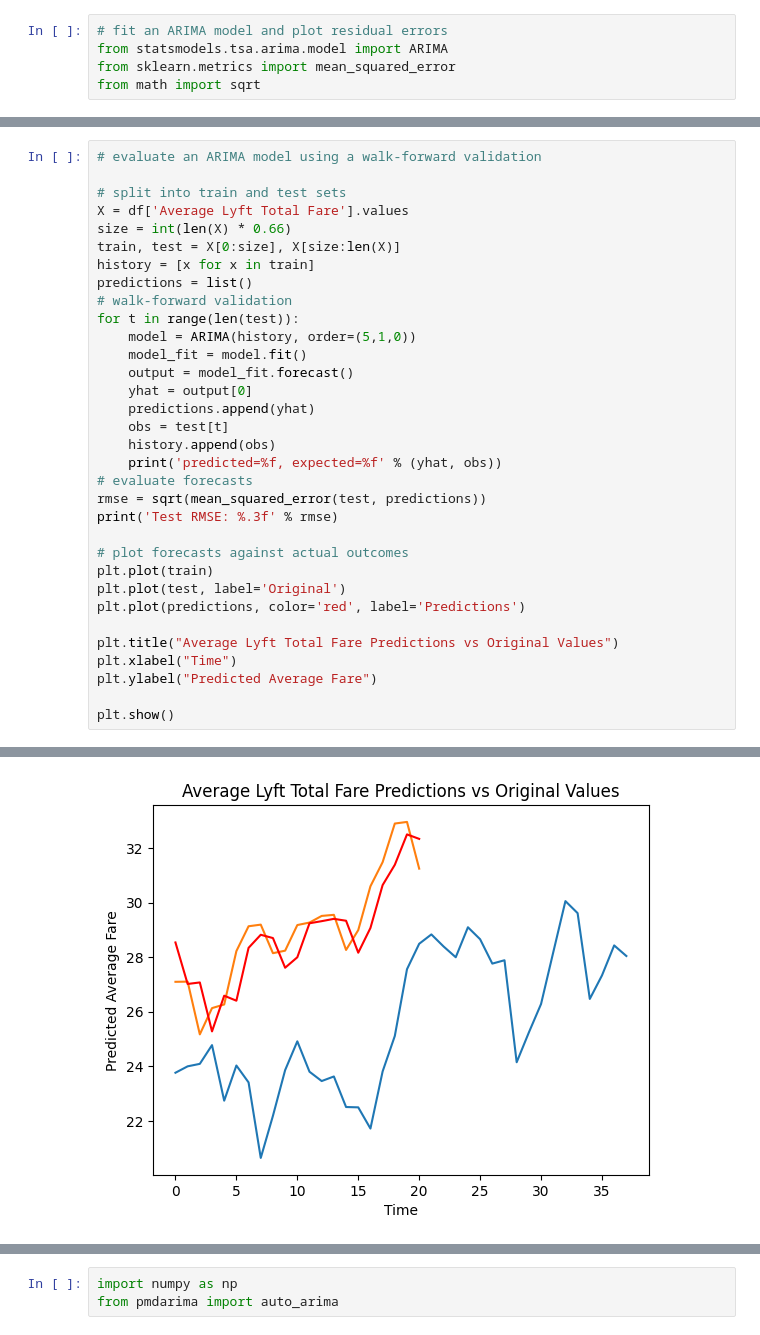
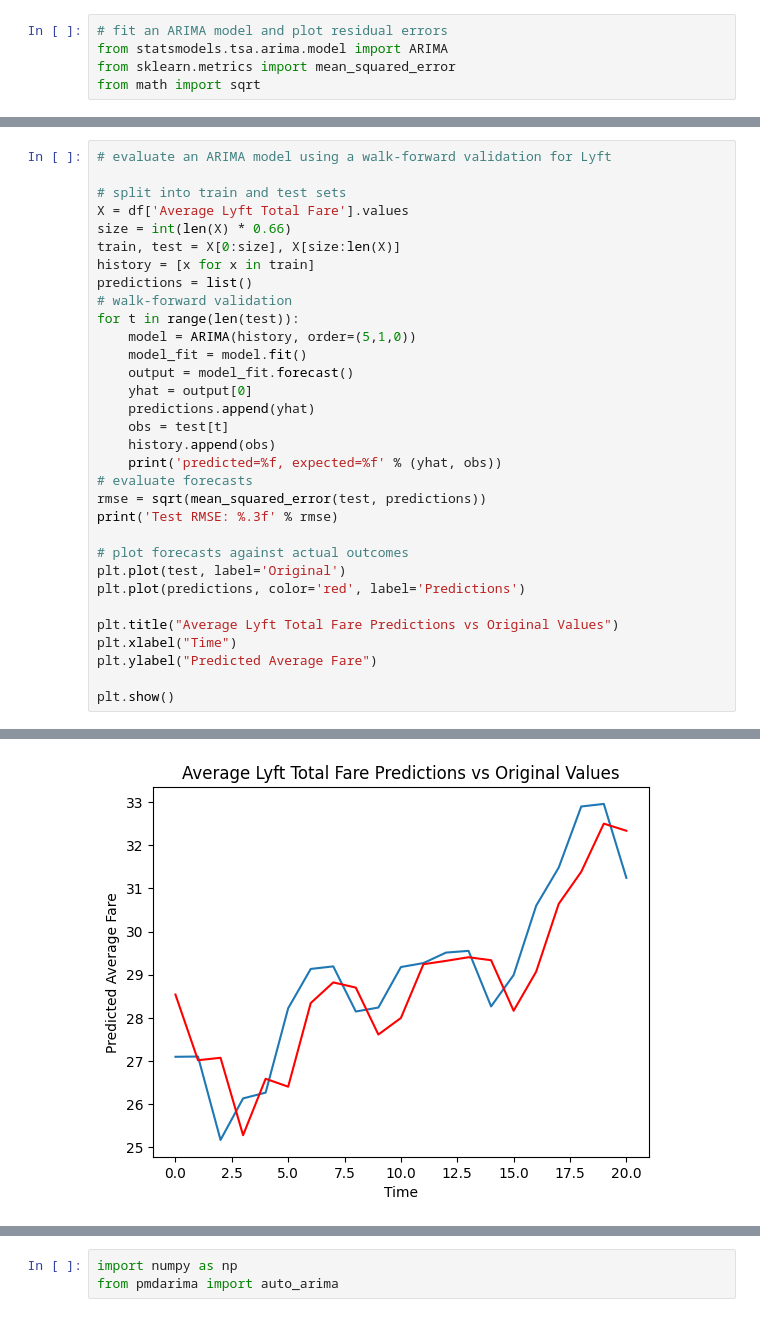
Before and after one commit to gckang/ds-nyc-ride-services-proj, a Jupyter notebook: scripts/data_analysis.ipynb, the cells around one changed output, grey strips where cells are left out. Cells and saved outputs as stored; diff of their text form.

```diff
--- a/scripts/data_analysis.ipynb
+++ b/scripts/data_analysis.ipynb
@@ -352,5 +340,5 @@ Test RMSE: 1.344
 # %%
-# evaluate an ARIMA model using a walk-forward validation
+# evaluate an ARIMA model using a walk-forward validation for Lyft
 
 # split into train and test sets
 X = df['Average Lyft Total Fare'].values
@@ -372,33 +360,32 @@ for t in range(len(test)):
 rmse = sqrt(mean_squared_error(test, predictions))
 print('Test RMSE: %.3f' % rmse)
 
 # plot forecasts against actual outcomes
-plt.plot(train)
 plt.plot(test, label='Original')
 plt.plot(predictions, color='red', label='Predictions')
 
 plt.title("Average Lyft Total Fare Predictions vs Original Values")
 plt.xlabel("Time")
 plt.ylabel("Predicted Average Fare")
 
 plt.show()
 # %% [output]
 predicted=28.539327, expected=27.097302
 predicted=27.018382, expected=27.103595
 predicted=27.074226, expected=25.171665
 predicted=25.280903, expected=26.133497
 predicted=26.588254, expected=26.267334
 predicted=26.405060, expected=28.222153
 predicted=28.341674, expected=29.132594
 predicted=28.820895, expected=29.192143
 predicted=28.700388, expected=28.146315
 predicted=27.613167, expected=28.238053
 predicted=27.996365, expected=29.176778
 predicted=29.242347, expected=29.268282
 ... (6 lines left out)
 predicted=31.384297, expected=32.896165
 predicted=32.498959, expected=32.955595
 predicted=32.334266, expected=31.243477
 Test RMSE: 1.007
-[figure, old version]
+[figure, new version]
 # %% [markdown]
```
Also changed, not shown: parts of 22 cells of this notebook.
